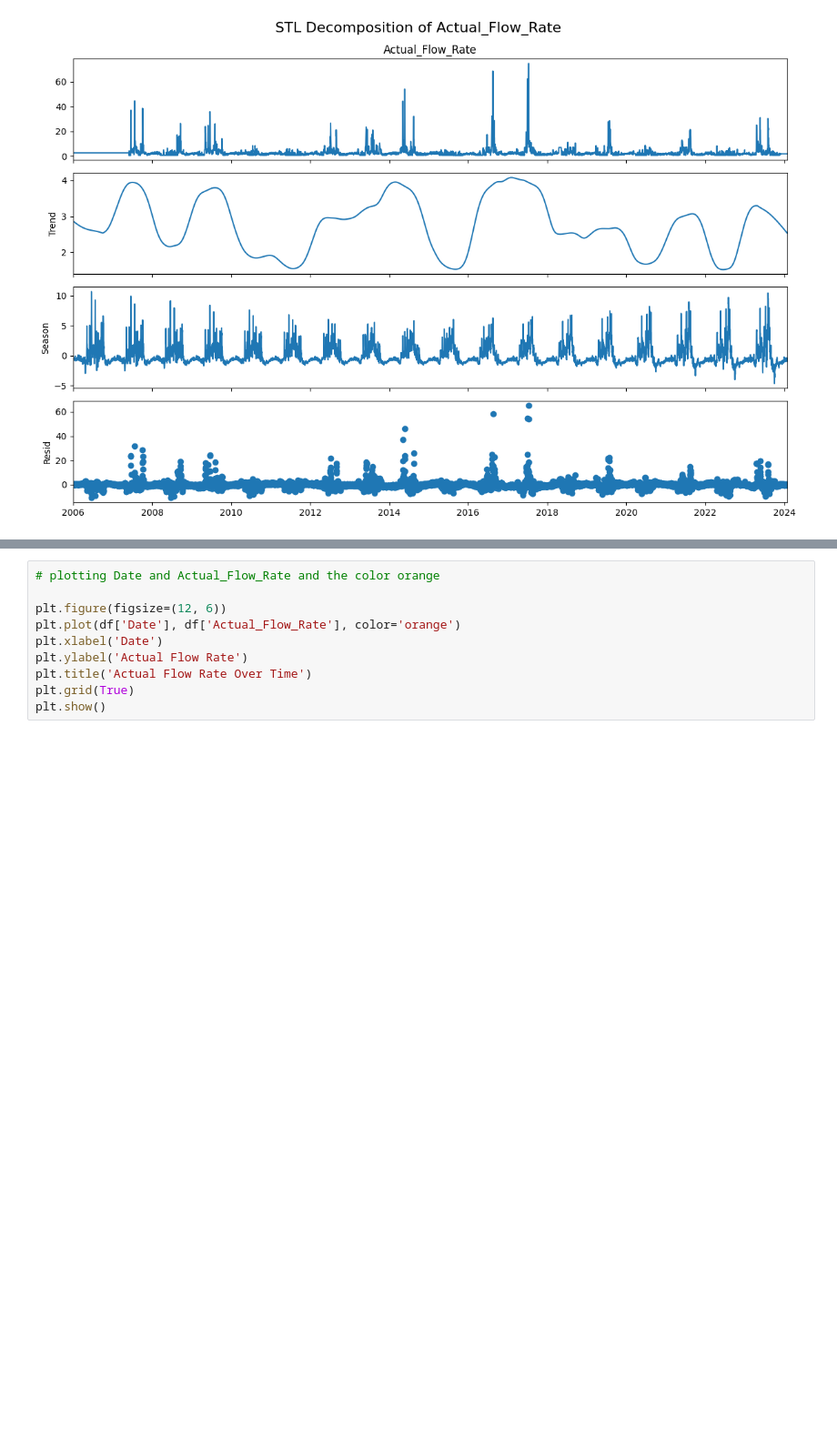
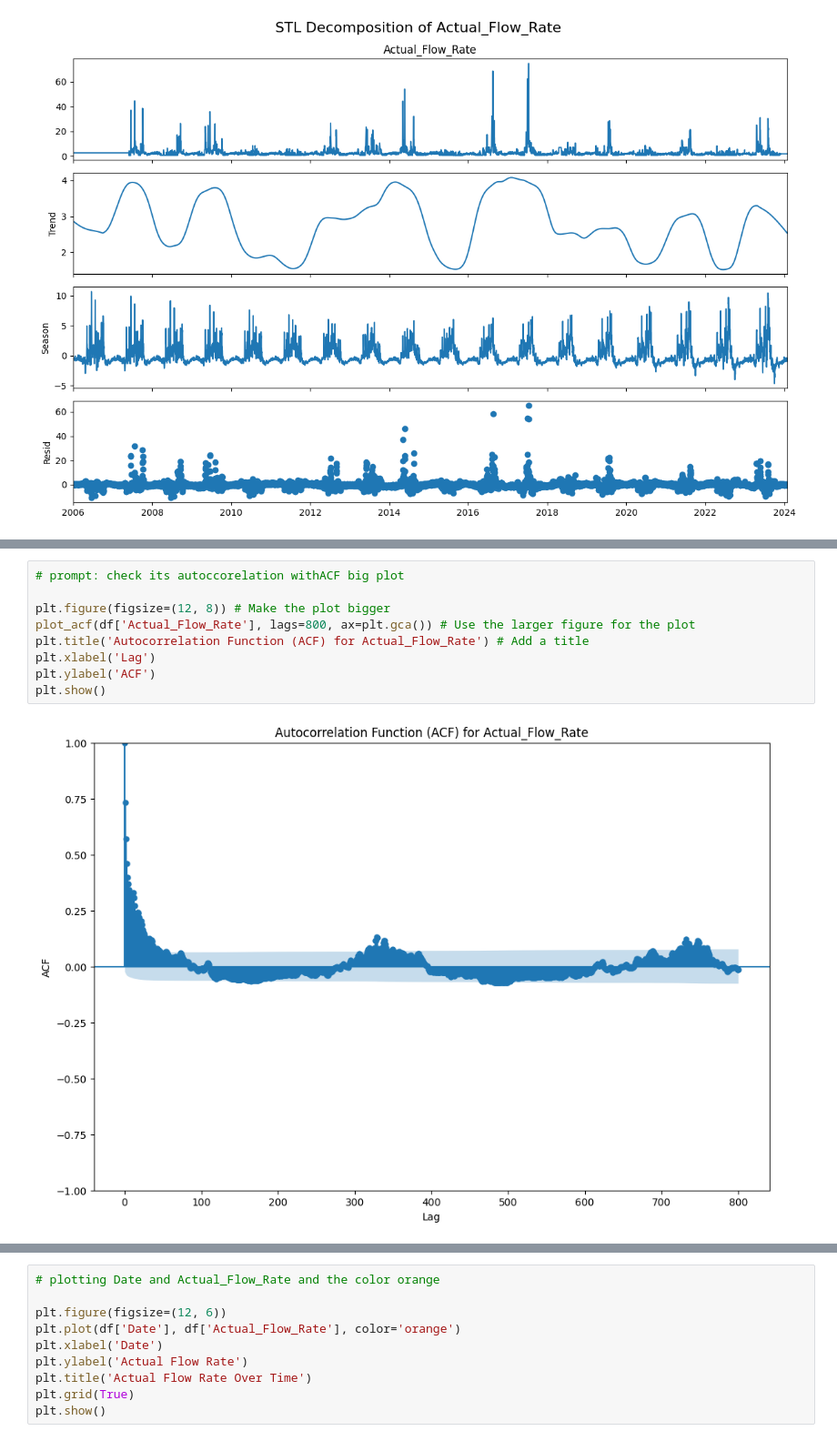
Before and after one commit to MohamamdAghaei/Acea-Smart-Water-Analytics, a Jupyter notebook: Big_Data_project_Water_Analytics.ipynb, the cells around one changed output, grey strips where cells are left out. Shown at 91% size. Cells and saved outputs as stored; diff of their text form; blank space fills up the shorter version.

```diff
--- a/Big_Data_project_Water_Analytics.ipynb
+++ b/Big_Data_project_Water_Analytics.ipynb
@@ -296,0 +363,11 @@ plt.show()
+# %%
+# prompt: check its autoccorelation withACF big plot
+
+plt.figure(figsize=(12, 8)) # Make the plot bigger
+plot_acf(df['Actual_Flow_Rate'], lags=800, ax=plt.gca()) # Use the larger figure for the plot
+plt.title('Autocorrelation Function (ACF) for Actual_Flow_Rate') # Add a title
+plt.xlabel('Lag')
+plt.ylabel('ACF')
+plt.show()
+# %% [output]
+[figure, added]
```
Also changed, not shown: parts of 6 cells of this notebook.
